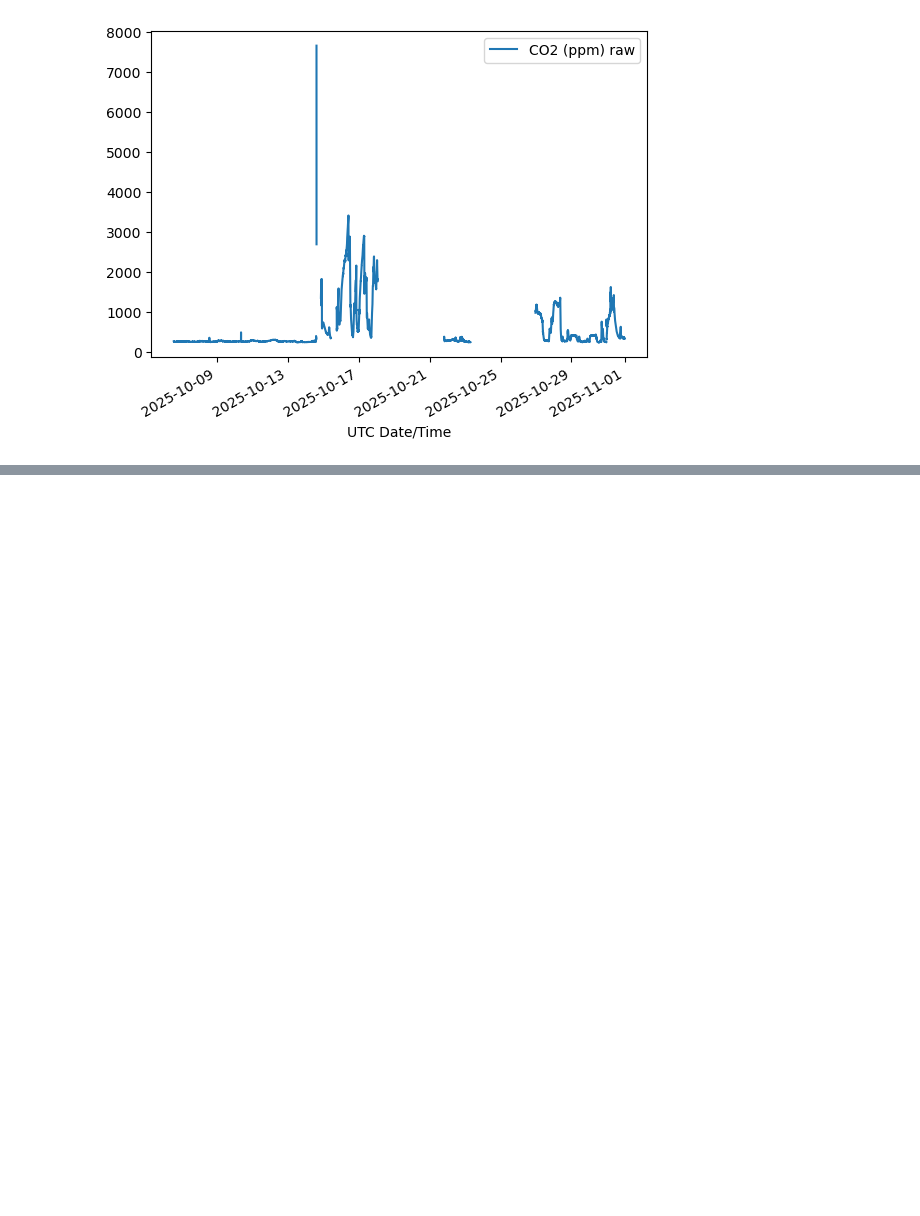
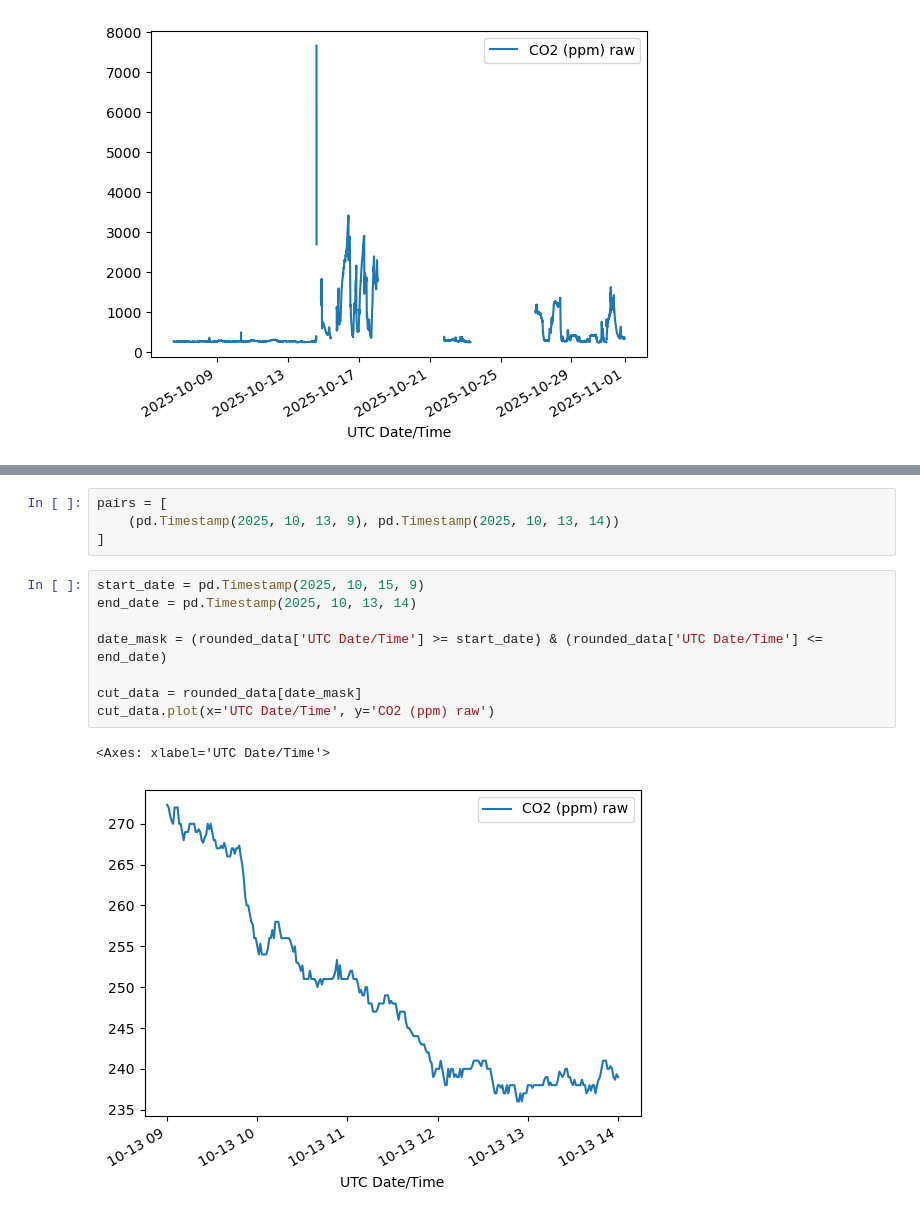
Before and after one commit to KingNook/EDAA, a Jupyter notebook: data_exploration.ipynb, the cells around one changed output, grey strips where cells are left out. Saved outputs shown, nothing was run; the diff lists cells and outputs as text; blank space fills up the shorter version.

```diff
--- a/data_exploration.ipynb
+++ b/data_exploration.ipynb
@@ -70,0 +53,15 @@ TypeError: Invalid comparison between dtype=datetime64[ns, UTC] and datetime64
+# %%
+pairs = [
+    (pd.Timestamp(2025, 10, 13, 9), pd.Timestamp(2025, 10, 13, 14))
+]
+# %%
+start_date = pd.Timestamp(2025, 10, 15, 9)
+end_date = pd.Timestamp(2025, 10, 13, 14)
+
+date_mask = (rounded_data['UTC Date/Time'] >= start_date) & (rounded_data['UTC Date/Time'] <= end_date)
+
+cut_data = rounded_data[date_mask]
+cut_data.plot(x='UTC Date/Time', y='CO2 (ppm) raw')
+# %% [output]
+<Axes: xlabel='UTC Date/Time'>
+[figure, added]
```
Also changed, not shown: parts of 5 cells of this notebook, 2 other files.
